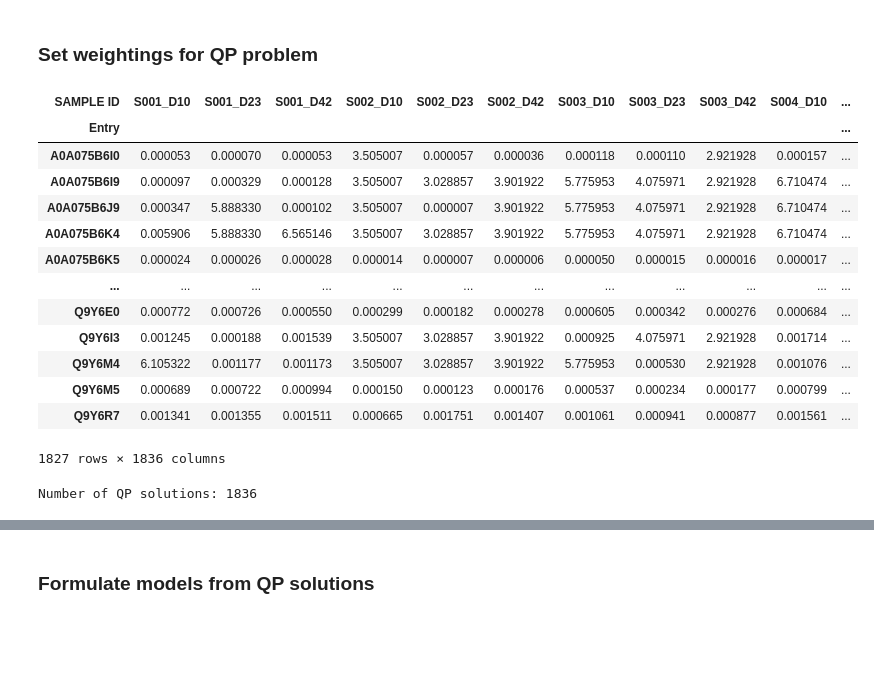
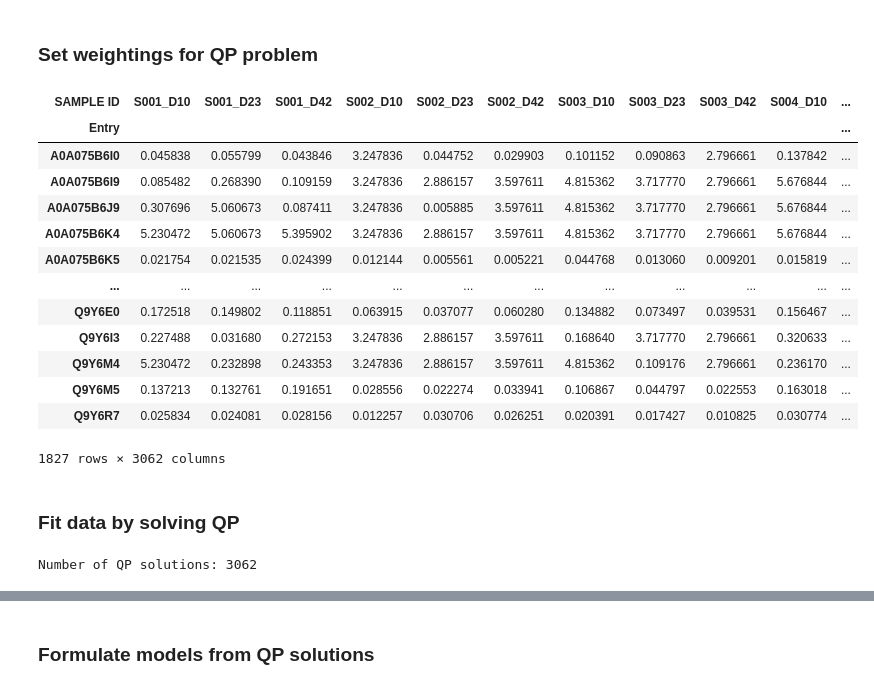
Before and after one commit to z-haiman/RBC-GEM, a Jupyter notebook: code/notebooks/analysis/OVERLAY/4a. Create context-specific models from REDS RBC Omics.ipynb, the cells around one changed output, grey strips where cells are left out. Drawn from its saved outputs; the diff is of its cells as text; code cells hidden in the pictures; blank space fills up the shorter version.

```diff
--- a/code/notebooks/analysis/OVERLAY/4a. Create context-specific models from REDS RBC Omics.ipynb
+++ b/code/notebooks/analysis/OVERLAY/4a. Create context-specific models from REDS RBC Omics.ipynb
@@ -504,0 +186,29 @@ df_data
+# %%
+# Load protein copy numbers
+df_copy_numbers = pd.read_csv(
+    processed_data_dirpath / f"{dataset_name}_ProteinCopyNumbers.tsv", sep="\t", index_col=sample_key
+)
+
+# Load MCH for transforming data
+df_MCH = pd.read_csv(
+    processed_data_dirpath / f"{dataset_name}_MCH.tsv", sep="\t", index_col=sample_key
+)
+# Load intensity data as weighting matrix
+df_weighting_mat = pd.read_csv(
+    processed_data_dirpath / f"{dataset_name}_ProteinIntensities.tsv", sep="\t", index_col=sample_key
+)
+
+# Load protein data
+df_protein_data = pd.read_csv(
+    processed_data_dirpath / f"{dataset_name}_ProteinData.tsv",
+    sep="\t",
+    index_col="Entry",
+)
+
+all_ids = list(df_copy_numbers.index.unique())
+operation_ids = [x for x in all_ids if operation_re.match(x)]
+sample_ids = [x for x in all_ids if sample_id_re.match(x)]
+
+print(f"Number of measured samples: {len(sample_ids)}")
+print(f"Number of operation samples: {len(operation_ids)}")
+print(f"Number of models to generate: {len(all_ids)}")
@@ -508,13 +222,13 @@ df_data
 # %%
 df_uniprot_to_mw = df_protein_data["Mass"] / 1000  # g/mol --> # kg / mol
 df_mg_prot_per_gDW = (
-    df_data[df_protein_data.index].mul(1 / df_data_MCH, axis=0)  # cell / pgDW
+    df_copy_numbers[df_protein_data.index].mul(1 / df_MCH.squeeze(), axis=0)  # cell / pgDW
     * (1e12 / 1)  # pgDW / gDW
     * (1 / AVOGADRO_NUMBER)  # mol / protein copies
     * (df_uniprot_to_mw)  # kg / mol
     * (1e6 / 1)  # mg / kg
 ).copy()
-df_mg_prot_per_gDW = df_mg_prot_per_gDW.loc[df_data.index]
+df_mg_prot_per_gDW = df_mg_prot_per_gDW.loc[df_copy_numbers.index]
 df_mg_prot_per_gDW
 # %% [output]
 |  | A0A075B6I0 | A0A075B6I9 | A0A075B6J9 | A0A075B6K4 | A0A075B6K5 | A0A075B6R2 | A0A075B6S5 | A0A075B6S9 | ... |
@@ -1076,27 +696,28 @@ def solve_qp_for_samples(
 # %%
 # Ensure data is provided as (Protein IDs x Sample IDs)
 # Use original copy number values for weights
-df_weights = df_data_weights.T.loc[df_protein_data.index, df_samples.columns]
+df_weights = df_weighting_mat.T.loc[df_protein_data.index, df_samples.columns]
 df_weights = 1 / df_weights.infer_objects(copy=False).replace(0, 1)
 df_weights /= df_weights.mean()
 df_weights
 # %% [output]
 | SAMPLE ID | S001_D10 | S001_D23 | S001_D42 | S002_D10 | S002_D23 | S002_D42 | S003_D10 | S003_D23 | S003_D42 | S004_D10 | ... |
 | Entry |  |  |  |  |  |  |  |  |  |  | ... |
-| A0A075B6I0 | 0.000053 | 0.000070 | 0.000053 | 3.505007 | 0.000057 | 0.000036 | 0.000118 | 0.000110 | 2.921928 | 0.000157 | ... |
-| A0A075B6I9 | 0.000097 | 0.000329 | 0.000128 | 3.505007 | 3.028857 | 3.901922 | 5.775953 | 4.075971 | 2.921928 | 6.710474 | ... |
-| A0A075B6J9 | 0.000347 | 5.888330 | 0.000102 | 3.505007 | 0.000007 | 3.901922 | 5.775953 | 4.075971 | 2.921928 | 6.710474 | ... |
-| A0A075B6K4 | 0.005906 | 5.888330 | 6.565146 | 3.505007 | 3.028857 | 3.901922 | 5.775953 | 4.075971 | 2.921928 | 6.710474 | ... |
-| A0A075B6K5 | 0.000024 | 0.000026 | 0.000028 | 0.000014 | 0.000007 | 0.000006 | 0.000050 | 0.000015 | 0.000016 | 0.000017 | ... |
+| A0A075B6I0 | 0.045838 | 0.055799 | 0.043846 | 3.247836 | 0.044752 | 0.029903 | 0.101152 | 0.090863 | 2.796661 | 0.137842 | ... |
+| A0A075B6I9 | 0.085482 | 0.268390 | 0.109159 | 3.247836 | 2.886157 | 3.597611 | 4.815362 | 3.717770 | 2.796661 | 5.676844 | ... |
+| A0A075B6J9 | 0.307696 | 5.060673 | 0.087411 | 3.247836 | 0.005885 | 3.597611 | 4.815362 | 3.717770 | 2.796661 | 5.676844 | ... |
+| A0A075B6K4 | 5.230472 | 5.060673 | 5.395902 | 3.247836 | 2.886157 | 3.597611 | 4.815362 | 3.717770 | 2.796661 | 5.676844 | ... |
+| A0A075B6K5 | 0.021754 | 0.021535 | 0.024399 | 0.012144 | 0.005561 | 0.005221 | 0.044768 | 0.013060 | 0.009201 | 0.015819 | ... |
 | ... | ... | ... | ... | ... | ... | ... | ... | ... | ... | ... | ... |
-| Q9Y6E0 | 0.000772 | 0.000726 | 0.000550 | 0.000299 | 0.000182 | 0.000278 | 0.000605 | 0.000342 | 0.000276 | 0.000684 | ... |
-| Q9Y6I3 | 0.001245 | 0.000188 | 0.001539 | 3.505007 | 3.028857 | 3.901922 | 0.000925 | 4.075971 | 2.921928 | 0.001714 | ... |
-| Q9Y6M4 | 6.105322 | 0.001177 | 0.001173 | 3.505007 | 3.028857 | 3.901922 | 5.775953 | 0.000530 | 2.921928 | 0.001076 | ... |
-| Q9Y6M5 | 0.000689 | 0.000722 | 0.000994 | 0.000150 | 0.000123 | 0.000176 | 0.000537 | 0.000234 | 0.000177 | 0.000799 | ... |
-| Q9Y6R7 | 0.001341 | 0.001355 | 0.001511 | 0.000665 | 0.001751 | 0.001407 | 0.001061 | 0.000941 | 0.000877 | 0.001561 | ... |
+| Q9Y6E0 | 0.172518 | 0.149802 | 0.118851 | 0.063915 | 0.037077 | 0.060280 | 0.134882 | 0.073497 | 0.039531 | 0.156467 | ... |
+| Q9Y6I3 | 0.227488 | 0.031680 | 0.272153 | 3.247836 | 2.886157 | 3.597611 | 0.168640 | 3.717770 | 2.796661 | 0.320633 | ... |
+| Q9Y6M4 | 5.230472 | 0.232898 | 0.243353 | 3.247836 | 2.886157 | 3.597611 | 4.815362 | 0.109176 | 2.796661 | 0.236170 | ... |
+| Q9Y6M5 | 0.137213 | 0.132761 | 0.191651 | 0.028556 | 0.022274 | 0.033941 | 0.106867 | 0.044797 | 0.022553 | 0.163018 | ... |
+| Q9Y6R7 | 0.025834 | 0.024081 | 0.028156 | 0.012257 | 0.030706 | 0.026251 | 0.020391 | 0.017427 | 0.010825 | 0.030774 | ... |
-1827 rows × 1836 columns
+1827 rows × 3062 columns
+# %% [markdown]
+### Fit data by solving QP
 # %%
-run_computations = False
 log_zero_replacement = 1e-9
 fitting_data = {"measured": {}, "best_fit": {}, "r2_objective": {}}
 if run_computations:
@@ -1110,18 +731,18 @@ if run_computations:
 
     for sample_id, (
         df_qp_sol,
-        r2,
-        r2_log10,
         objective_value,
+        r2_values,
     ) in qp_solutions_dict.items():
         fitting_data["measured"][sample_id] = df_qp_sol["Measured Proteome"].to_dict()
         fitting_data["best_fit"][sample_id] = df_qp_sol[
             "Best-Fitted Proteome"
         ].to_dict()
         fitting_data["r2_objective"][sample_id] = {
-            "R2": r2,
-            "log10_R2": r2_log10,
             "Objective": objective_value,
+            "R^2" : r2_values[0],
+            "R^2 log10 w/ outliers": r2_values[1],
+            "R^2 log10 w/o outliers": r2_values[2],
         }
     for key, data in fitting_data.items():
         data = pd.DataFrame.from_dict(data, orient="columns")
@@ -1142,11 +763,12 @@ else:
             axis=1,
         )
         df_qp_sol.columns = ["Measured Proteome", "Best-Fitted Proteome"]
-        r2, r2_log10, objective_value = (
+        r2_values = (
             fitting_data["r2_objective"].loc[:, sample_id].values
         )
-        qp_solutions_dict[sample_id] = (df_qp_sol, r2, r2_log10, objective_value)
+        objective_value, r2_values = r2_values[0], r2_values[1:]
+        qp_solutions_dict[sample_id] = (df_qp_sol, objective_value, r2_values)
 print(f"Number of QP solutions: {len(qp_solutions_dict)}")
 # %% [output]
-Number of QP solutions: 1836
+Number of QP solutions: 3062
 # %% [markdown]
```
Also changed, not shown: parts of 47 cells of this notebook, 45 other files.
